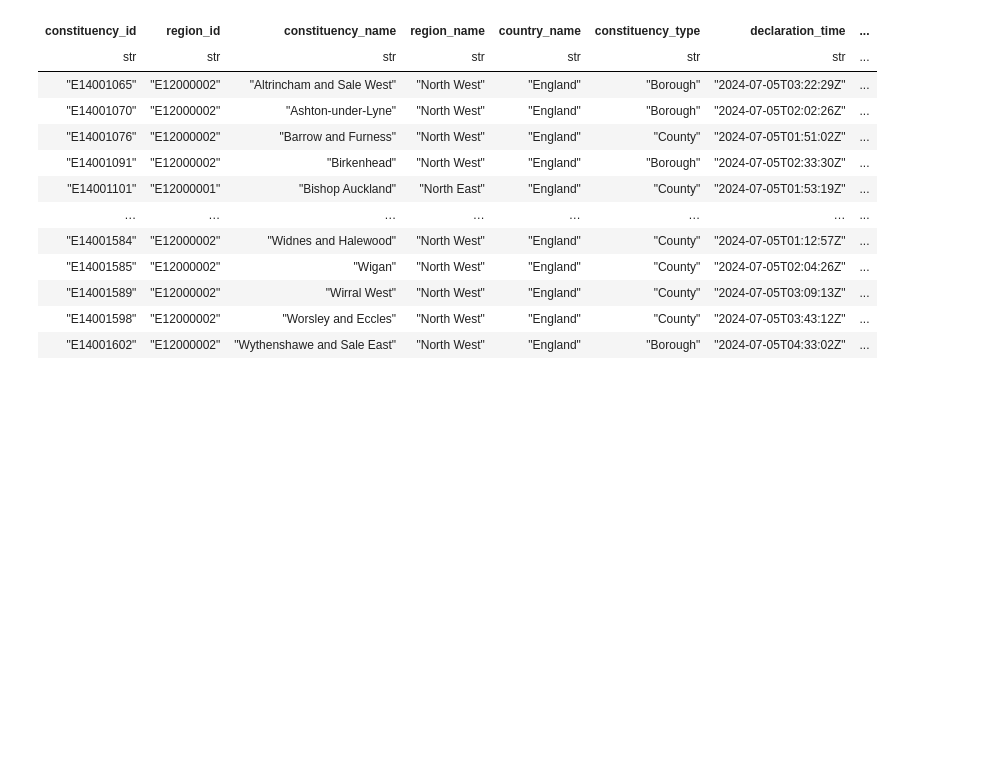
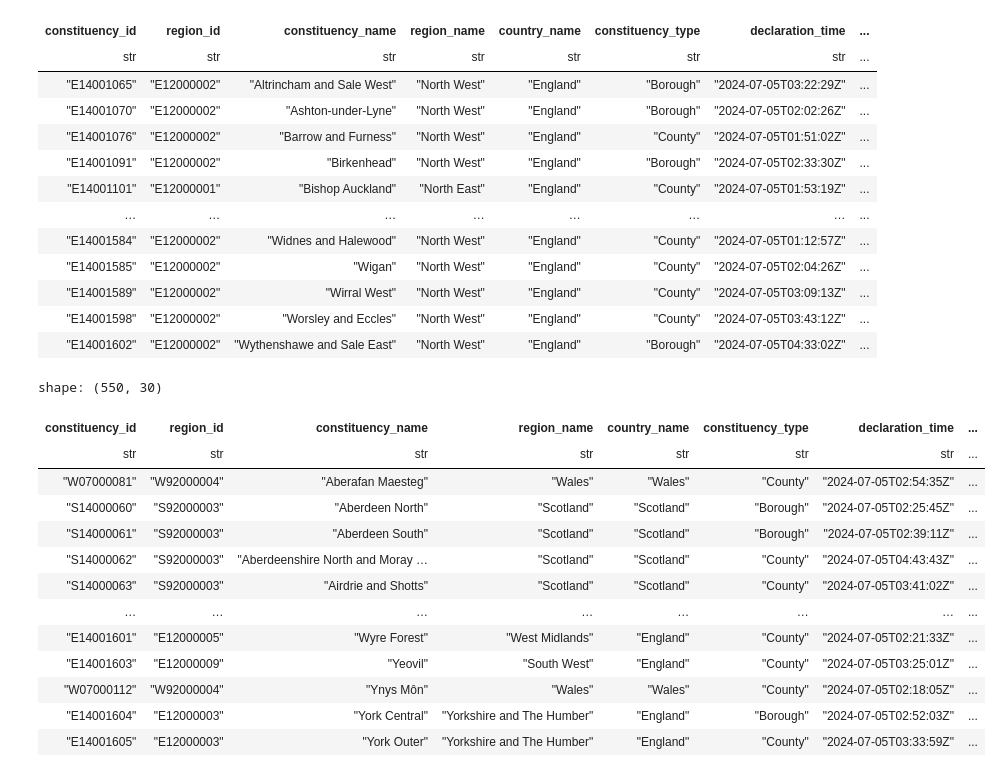
Before and after one commit to olihawkins/nicar-2026-polars, a Jupyter notebook: Untitled.ipynb, the cells around one changed output. Drawn from its saved outputs; the diff is of its cells as text; code cells hidden in the pictures; blank space fills up the shorter version.

```diff
--- a/Untitled.ipynb
+++ b/Untitled.ipynb
@@ -53,3 +53,20 @@ shape: (100, 30)
 | "E14001589" | "E12000002" | "Wirral West" | "North West" | "England" | "County" | "2024-07-05T03:09:13Z" | ... |
 | "E14001598" | "E12000002" | "Worsley and Eccles" | "North West" | "England" | "County" | "2024-07-05T03:43:12Z" | ... |
 | "E14001602" | "E12000002" | "Wythenshawe and Sale East" | "North West" | "England" | "Borough" | "2024-07-05T04:33:02Z" | ... |
+# %%
+cs.filter(~ pl.col("region_name").is_in(northern_regions))
+# %% [output]
+shape: (550, 30)
+| constituency_id | region_id | constituency_name | region_name | country_name | constituency_type | declaration_time | ... |
+| str | str | str | str | str | str | str | ... |
+| "W07000081" | "W92000004" | "Aberafan Maesteg" | "Wales" | "Wales" | "County" | "2024-07-05T02:54:35Z" | ... |
+| "S14000060" | "S92000003" | "Aberdeen North" | "Scotland" | "Scotland" | "Borough" | "2024-07-05T02:25:45Z" | ... |
+| "S14000061" | "S92000003" | "Aberdeen South" | "Scotland" | "Scotland" | "Borough" | "2024-07-05T02:39:11Z" | ... |
+| "S14000062" | "S92000003" | "Aberdeenshire North and Moray … | "Scotland" | "Scotland" | "County" | "2024-07-05T04:43:43Z" | ... |
+| "S14000063" | "S92000003" | "Airdrie and Shotts" | "Scotland" | "Scotland" | "County" | "2024-07-05T03:41:02Z" | ... |
+| … | … | … | … | … | … | … | ... |
+| "E14001601" | "E12000005" | "Wyre Forest" | "West Midlands" | "England" | "County" | "2024-07-05T02:21:33Z" | ... |
+| "E14001603" | "E12000009" | "Yeovil" | "South West" | "England" | "County" | "2024-07-05T03:25:01Z" | ... |
+| "W07000112" | "W92000004" | "Ynys Môn" | "Wales" | "Wales" | "County" | "2024-07-05T02:18:05Z" | ... |
+| "E14001604" | "E12000003" | "York Central" | "Yorkshire and The Humber" | "England" | "Borough" | "2024-07-05T02:52:03Z" | ... |
+| "E14001605" | "E12000003" | "York Outer" | "Yorkshire and The Humber" | "England" | "County" | "2024-07-05T03:33:59Z" | ... |
```
Also changed, not shown: parts of 5 cells of this notebook, 1 other file.
